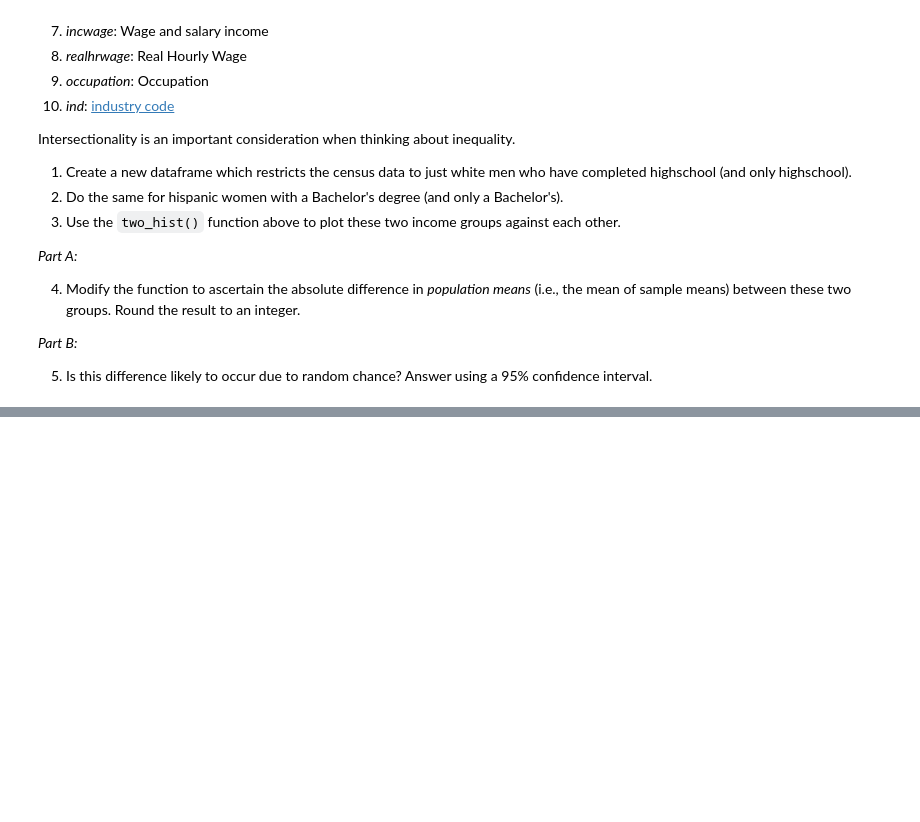
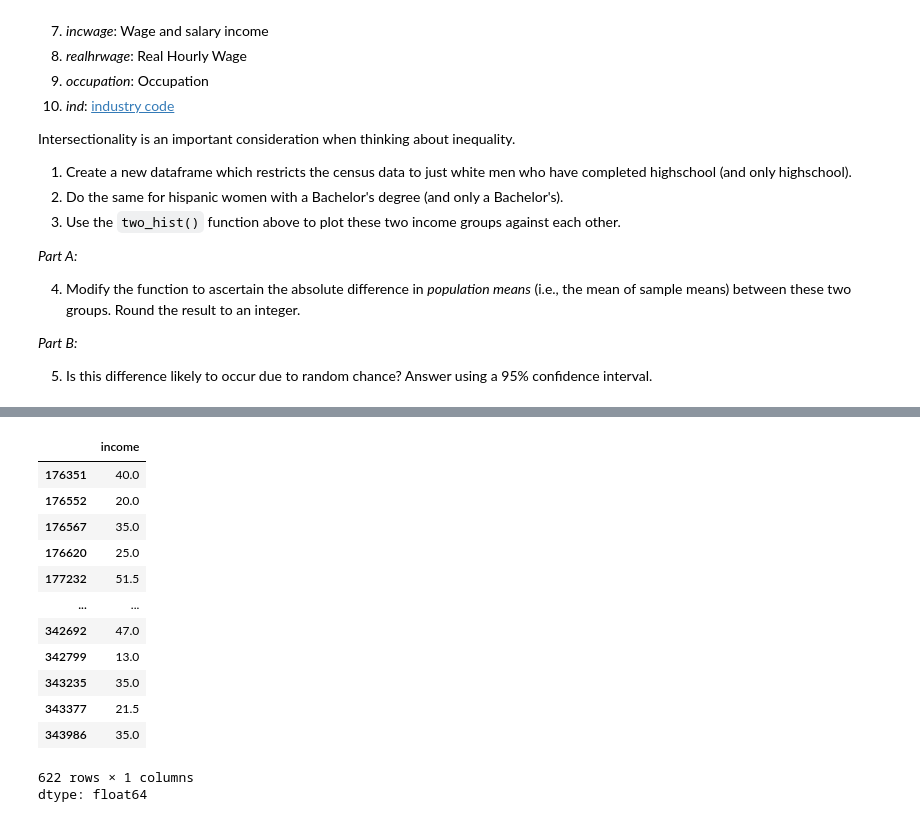
Before and after one commit to leenaahmedd/QM2, a Jupyter notebook: notebooks/W05. Distributions and Basic Statistics.ipynb, the cells around one changed output, grey strips where cells are left out. Drawn from its saved outputs; the diff is of its cells as text; code cells hidden in the pictures; blank space fills up the shorter version.

```diff
--- a/notebooks/W05. Distributions and Basic Statistics.ipynb
+++ b/notebooks/W05. Distributions and Basic Statistics.ipynb
@@ -615,0 +632,20 @@ Intersectionality is an important consideration when thinking about inequality.
+# %%
+#Create a new dataframe which restricts the census data to just hispanic women who have a bachelors degree and their income
+hispanic_women_bachelor= df[(df['sex'] == 2) & (df['sch'] == 16) & (df['race']==3)]
+hispanic_women_bachelor= hispanic_women_bachelor['income']
+hispanic_women_bachelor
+# %% [output]
+|  | income |
+| 176351 | 40.0 |
+| 176552 | 20.0 |
+| 176567 | 35.0 |
+| 176620 | 25.0 |
+| 177232 | 51.5 |
+| ... | ... |
+| 342692 | 47.0 |
+| 342799 | 13.0 |
+| 343235 | 35.0 |
+| 343377 | 21.5 |
+| 343986 | 35.0 |
+622 rows × 1 columns
+dtype: float64
```
Also changed, not shown: parts of 22 cells of this notebook.
